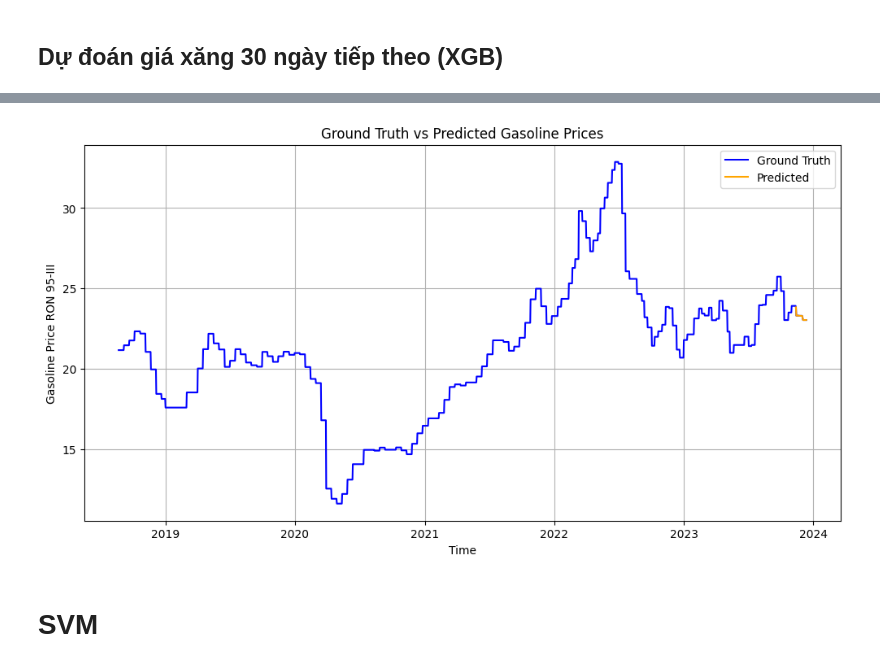
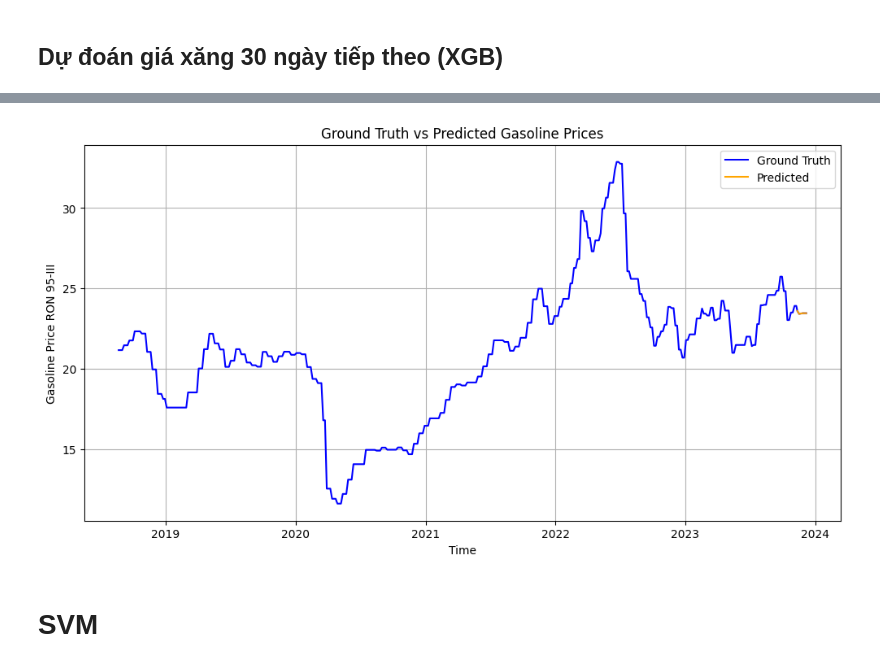
Before and after one commit to thuongh2/CommodityPredict, a Jupyter notebook: XGB - SVM - RF.ipynb, the cells around one changed output, grey strips where cells are left out. Saved outputs shown, nothing was run; the diff lists cells and outputs as text; code cells hidden in the pictures.

```diff
--- a/XGB - SVM - RF.ipynb
+++ b/XGB - SVM - RF.ipynb
@@ -101,5 +101,5 @@ Test data shape:  (382, 1)
 scaler = MinMaxScaler()
 
 
-train = scaler.fit_transform(train)
-test = scaler.transform(test)
+train_scaled = scaler.fit_transform(train)
+test_scaled = scaler.transform(test)
@@ -127,0 +106,21 @@ print(X_test.shape, y_test.shape)
+# %%
+# Create input dataset
+# Th input shape should be [samples, time steps, features]
+def create_dataset (X, look_back = 10):
+    Xs, ys = [], []
+
+    for i in range(len(X)-look_back):
+        v = X[i:i+look_back]
+        Xs.append(v)
+        ys.append(X[i+look_back])
+
+    return np.squeeze(np.array(Xs), axis=-1), np.array(ys),
+# Gia 12 thang
+look_back = 20
+X_train, y_train = create_dataset(train_scaled, look_back)
+X_test, y_test = create_dataset(test_scaled, look_back)
+
+print('X_train.shape: ', X_train.shape)
+print('y_train.shape: ', y_train.shape)
+print('X_test.shape: ', X_test.shape)
+print('y_test.shape: ', y_test.shape)
@@ -134,7 +138,7 @@ X_test_xgb, y_test_xgb = X_test, y_test
 ### Xây dựng mô hình XGboost
 # %%
 model_xgb = xgb.XGBRegressor(objective='reg:squarederror',
-                             max_depth=4,
+                             max_depth=3,
                              learning_rate=0.1,
                              n_estimators=40,
                             )
@@ -239,7 +191,8 @@ plt.show()
 # %% [markdown]
 ## Dự đoán giá xăng 30 ngày tiếp theo (XGB)
 # %%
-days = 30
+days = 10
+timesteps = look_back + 1
 df_gasolinePrices_pre = df_gasolinePrices.copy()
 gasolinePrices_scaled = scaler.transform(df_gasolinePrices_pre)
 
@@ -247,19 +200,18 @@ gasolinePrices_scaled = scaler.transform(df_gasolinePrices_pre)
 last_data = gasolinePrices_scaled[-timesteps:]
 last_data = last_data.reshape(1, -1)[:, -(timesteps-1):]
 
-predicted_prices = []
+predicted_prices_xgb = []
 for day in range(days):
     next_prediction = model_xgb.predict(last_data)
     last_data = np.append(last_data, next_prediction).reshape(1, -1)[:, 1:]
     predicted_price = scaler.inverse_transform(next_prediction.reshape(-1, 1))
-    predicted_prices.append(predicted_price[0, 0])
+    predicted_prices_xgb.append(predicted_price[0, 0])
 
 last_date = df_gasolinePrices_pre.index[-1]
-future_dates = pd.date_range(start=last_date + pd.DateOffset(days=1), periods=days, freq='D')
+future_dates = pd.date_range(start=last_date + pd.DateOffset(days=3), periods=days, freq='3D')
 
-predicted_df = pd.DataFrame(index=future_dates, columns=['RON 95-III'])
+predicted_df_xgb = pd.DataFrame(index=future_dates, columns=['RON 95-III'])
 
-for day, price in enumerate(predicted_prices, start=1):
-    predicted_df.loc[last_date + pd.DateOffset(days=day)] = price
+predicted_df_xgb['RON 95-III'] = predicted_prices_xgb
 
-df_gasolinePrices_pre = pd.concat([df_gasolinePrices_pre, predicted_df], axis=0)
+df_gasolinePrices_pre = pd.concat([df_gasolinePrices_pre, predicted_df_xgb], axis=0)
@@ -266,19 +238,19 @@ df_gasolinePrices_pre = pd.concat([df_gasolinePrices_pre, predicted_df], axis=0)
 # %%
 plt.figure(figsize=(12, 6))
 
 plt.plot(df_gasolinePrices_pre.index, df_gasolinePrices_pre['RON 95-III'], label='Ground Truth', color='blue')
-plt.plot(predicted_df.index, predicted_df['RON 95-III'], label='Predicted', color='orange')
+plt.plot(predicted_df_xgb.index, predicted_df_xgb['RON 95-III'], label='Predicted', color='orange')
 
 plt.title('Ground Truth vs Predicted Gasoline Prices')
 plt.xlabel('Time')
 plt.ylabel('Gasoline Price RON 95-III')
 plt.legend()
 plt.grid(True)
 
 # Hiển thị biểu đồ
 plt.show()
 # %% [output]
-[figure, old version]
+[figure, new version]
 # %% [markdown]
 # SVM
 # %%
```
Also changed, not shown: parts of 36 cells of this notebook, 3 other files.
